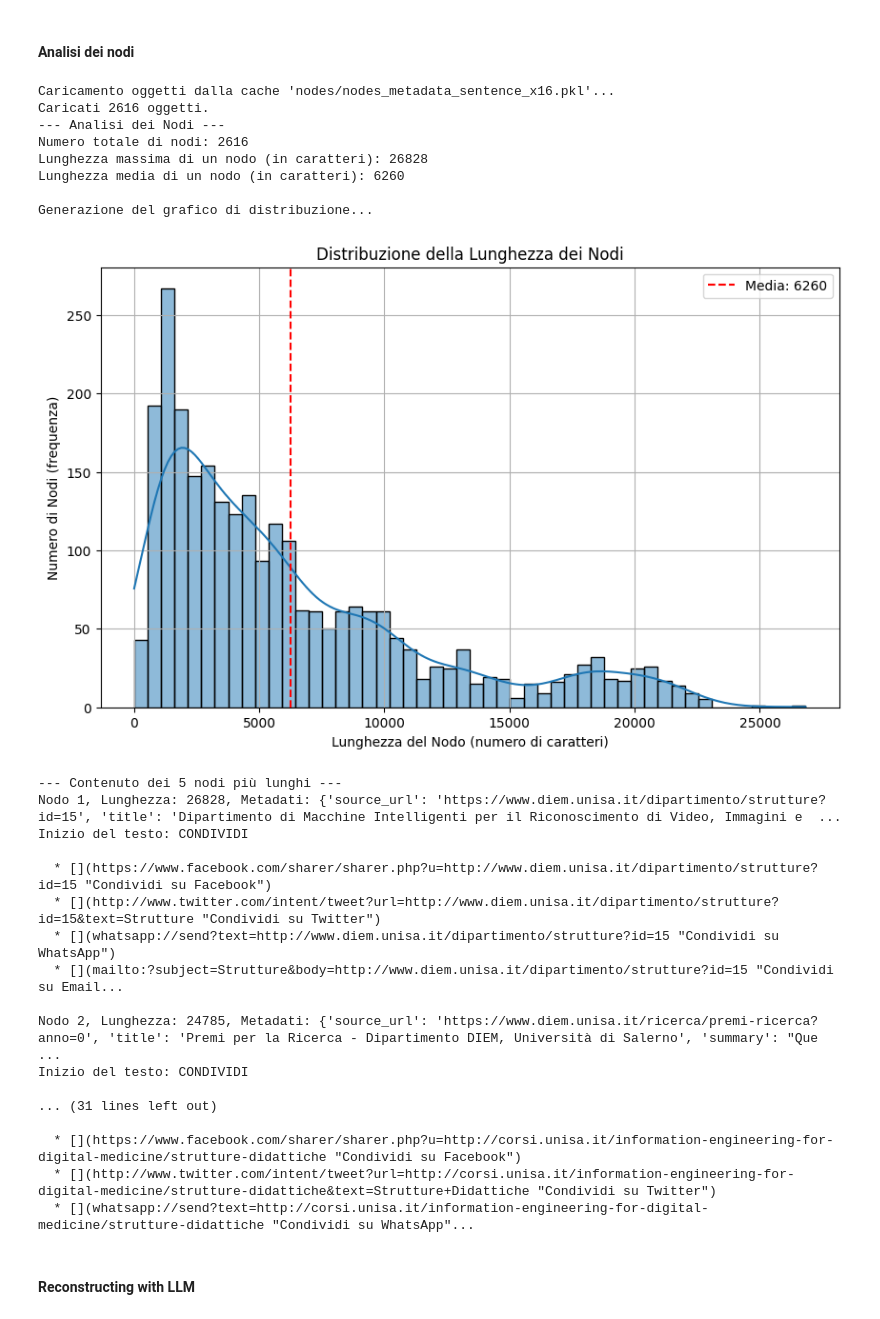
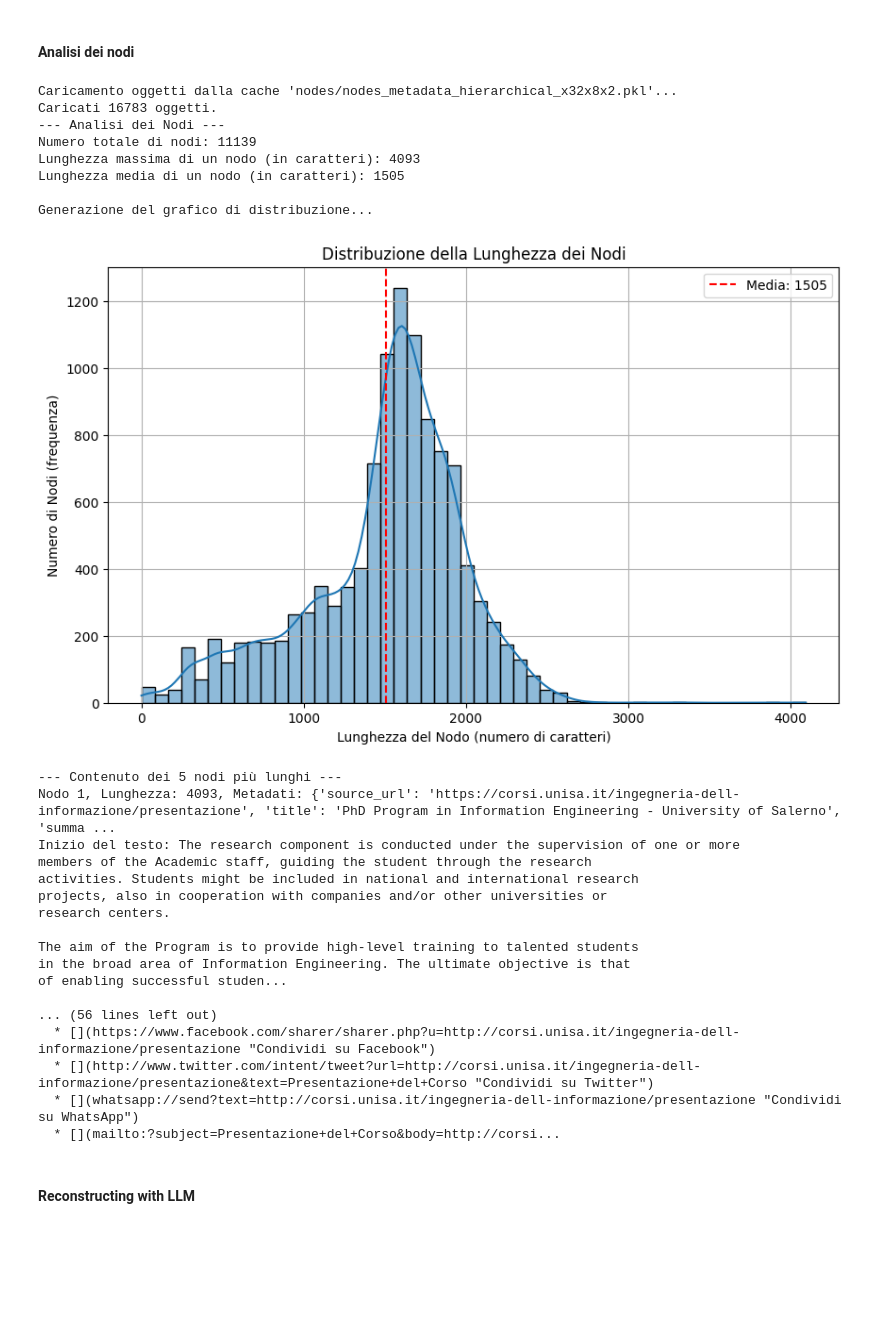
Before and after one commit to RaffSbard/AskDIEM, a Jupyter notebook: preparation.ipynb, the cells around one changed output. Saved outputs shown, nothing was run; the diff lists cells and outputs as text; code cells hidden in the pictures; blank space fills up the shorter version.

```diff
--- a/preparation.ipynb
+++ b/preparation.ipynb
@@ -2286,37 +2286,39 @@ def analyze_and_plot_nodes(nodes: List[BaseNode]):
         node = longest_nodes[i]
         print(f"Nodo {i+1}, Lunghezza: {len(node.get_content())}, Metadati: {node.metadata}")
         print(f"Inizio del testo: {node.get_content()[:500]}...\n") # Stampa i primi 500 caratteri
-# %%
-nodes = load_from_pickle("nodes/nodes_metadata_sentence_x16.pkl")
-
-analyze_and_plot_nodes(nodes)
-# %% [output]
-Caricamento oggetti dalla cache 'nodes/nodes_metadata_sentence_x16.pkl'...
-Caricati 2616 oggetti.
---- Analisi dei Nodi ---
-Numero totale di nodi: 2616
-Lunghezza massima di un nodo (in caratteri): 26828
-Lunghezza media di un nodo (in caratteri): 6260
-
-Generazione del grafico di distribuzione...
-[figure, removed]
---- Contenuto dei 5 nodi più lunghi ---
-Nodo 1, Lunghezza: 26828, Metadati: {'source_url': 'https://www.diem.unisa.it/dipartimento/strutture?id=15', 'title': 'Dipartimento di Macchine Intelligenti per il Riconoscimento di Video, Immagini e  ...
-Inizio del testo: CONDIVIDI
-
-  * [](https://www.facebook.com/sharer/sharer.php?u=http://www.diem.unisa.it/dipartimento/strutture?id=15 "Condividi su Facebook")
-  * [](http://www.twitter.com/intent/tweet?url=http://www.diem.unisa.it/dipartimento/strutture?id=15&text=Strutture "Condividi su Twitter")
-  * [](whatsapp://send?text=http://www.diem.unisa.it/dipartimento/strutture?id=15 "Condividi su WhatsApp")
-  * [](mailto:?subject=Strutture&body=http://www.diem.unisa.it/dipartimento/strutture?id=15 "Condividi su Email...
-
-Nodo 2, Lunghezza: 24785, Metadati: {'source_url': 'https://www.diem.unisa.it/ricerca/premi-ricerca?anno=0', 'title': 'Premi per la Ricerca - Dipartimento DIEM, Università di Salerno', 'summary': "Que ...
-Inizio del testo: CONDIVIDI
-
-... (31 lines left out)
-
-  * [](https://www.facebook.com/sharer/sharer.php?u=http://corsi.unisa.it/information-engineering-for-digital-medicine/strutture-didattiche "Condividi su Facebook")
-  * [](http://www.twitter.com/intent/tweet?url=http://corsi.unisa.it/information-engineering-for-digital-medicine/strutture-didattiche&text=Strutture+Didattiche "Condividi su Twitter")
-  * [](whatsapp://send?text=http://corsi.unisa.it/information-engineering-for-digital-medicine/strutture-didattiche "Condividi su WhatsApp"...
+# %%
+from llama_index.core.node_parser import get_leaf_nodes
+nodes = load_from_pickle("nodes/nodes_metadata_hierarchical_x32x8x2.pkl")
+leaf_nodes = get_leaf_nodes(nodes)
+
+analyze_and_plot_nodes(leaf_nodes)
+# %% [output]
+Caricamento oggetti dalla cache 'nodes/nodes_metadata_hierarchical_x32x8x2.pkl'...
+Caricati 16783 oggetti.
+--- Analisi dei Nodi ---
+Numero totale di nodi: 11139
+Lunghezza massima di un nodo (in caratteri): 4093
+Lunghezza media di un nodo (in caratteri): 1505
+
+Generazione del grafico di distribuzione...
+[figure, added]
+--- Contenuto dei 5 nodi più lunghi ---
+Nodo 1, Lunghezza: 4093, Metadati: {'source_url': 'https://corsi.unisa.it/ingegneria-dell-informazione/presentazione', 'title': 'PhD Program in Information Engineering - University of Salerno', 'summa ...
+Inizio del testo: The research component is conducted under the supervision of one or more
+members of the Academic staff, guiding the student through the research
+activities. Students might be included in national and international research
+projects, also in cooperation with companies and/or other universities or
+research centers.
+
+The aim of the Program is to provide high-level training to talented students
+in the broad area of Information Engineering. The ultimate objective is that
+of enabling successful studen...
+
+... (56 lines left out)
+  * [](https://www.facebook.com/sharer/sharer.php?u=http://corsi.unisa.it/ingegneria-dell-informazione/presentazione "Condividi su Facebook")
+  * [](http://www.twitter.com/intent/tweet?url=http://corsi.unisa.it/ingegneria-dell-informazione/presentazione&text=Presentazione+del+Corso "Condividi su Twitter")
+  * [](whatsapp://send?text=http://corsi.unisa.it/ingegneria-dell-informazione/presentazione "Condividi su WhatsApp")
+  * [](mailto:?subject=Presentazione+del+Corso&body=http://corsi...
 # %% [markdown]
 #### Reconstructing with LLM
 # %%
```
Also changed, not shown: parts of 1 cell of this notebook, 5 other files.
